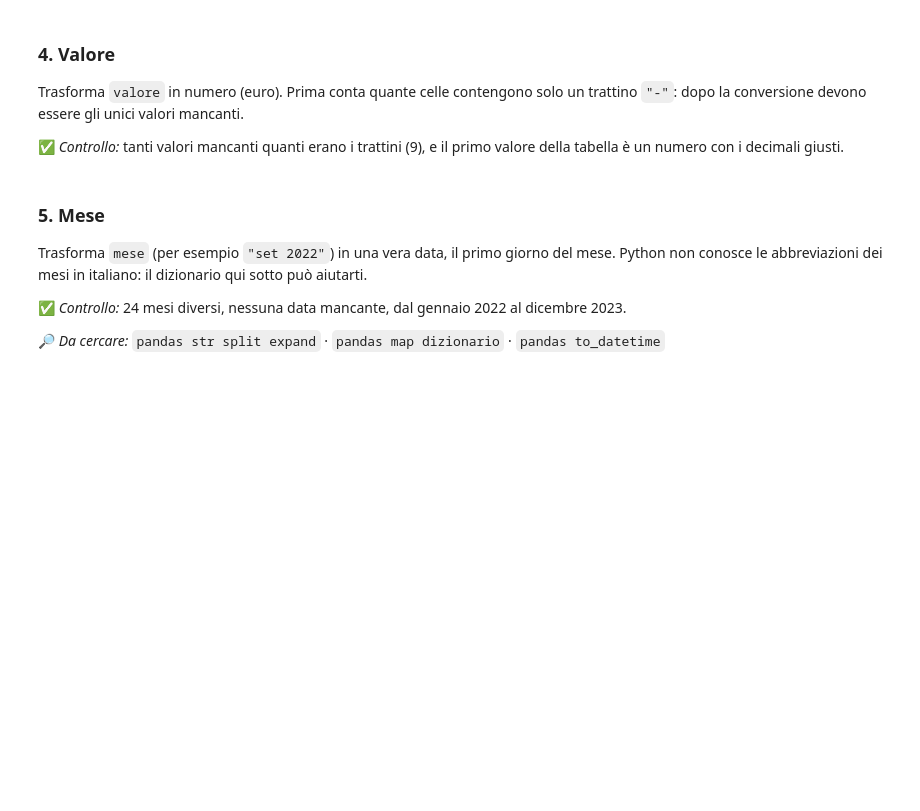
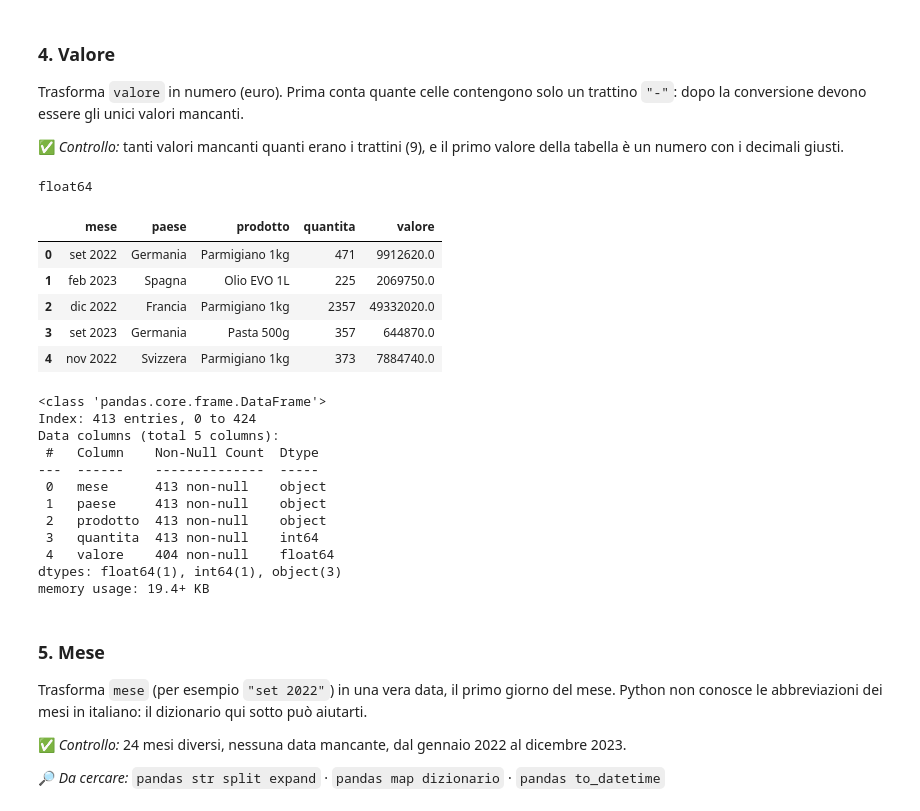
Before and after one commit to wUdinese/SIMA2026, a Jupyter notebook: esercitazioni/E04_pulizia/E04_task.ipynb, the cells around one changed output. Cells and saved outputs as stored; diff of their text form; code cells hidden in the pictures; blank space fills up the shorter version.

```diff
--- a/esercitazioni/E04_pulizia/E04_task.ipynb
+++ b/esercitazioni/E04_pulizia/E04_task.ipynb
@@ -160,7 +160,37 @@ Trasforma `valore` in numero (euro). Prima conta quante celle contengono solo un
 
 ✅ *Controllo:* tanti valori mancanti quanti erano i trattini (9), e il primo valore della tabella è un numero con i decimali giusti.
 # %%
-# scrivi qui il tuo codice
+# 1. Puliamo la stringa rimuovendo '€', i punti delle migliaia e sostituendo la virgola con il punto decimale
+valore_pulito = ex["valore"].astype(str).str.replace("€", "", regex=False).str.replace(".", "", regex=False).str.replace(",", ".", regex=False).str.strip()
+
+# 2. Convertiamo la colonna in numero (float). I trattini '-' diventeranno automaticamente NaN
+ex["valore"] = pd.to_numeric(valore_pulito, errors='coerce')
+
+# Verifichiamo il tipo di dato ottenuto e le prime righe
+print(ex["valore"].dtype)
+display(ex.head())
+
+ex.info()
+# %% [output]
+float64
+|  | mese | paese | prodotto | quantita | valore |
+| 0 | set 2022 | Germania | Parmigiano 1kg | 471 | 9912620.0 |
+| 1 | feb 2023 | Spagna | Olio EVO 1L | 225 | 2069750.0 |
+| 2 | dic 2022 | Francia | Parmigiano 1kg | 2357 | 49332020.0 |
+| 3 | set 2023 | Germania | Pasta 500g | 357 | 644870.0 |
+| 4 | nov 2022 | Svizzera | Parmigiano 1kg | 373 | 7884740.0 |
+<class 'pandas.core.frame.DataFrame'>
+Index: 413 entries, 0 to 424
+Data columns (total 5 columns):
+ #   Column    Non-Null Count  Dtype
+---  ------    --------------  -----
+ 0   mese      413 non-null    object
+ 1   paese     413 non-null    object
+ 2   prodotto  413 non-null    object
+ 3   quantita  413 non-null    int64
+ 4   valore    404 non-null    float64
+dtypes: float64(1), int64(1), object(3)
+memory usage: 19.4+ KB
 # %% [markdown]
 ### 5. Mese
 
```
Also changed, not shown: parts of 9 cells of this notebook.
